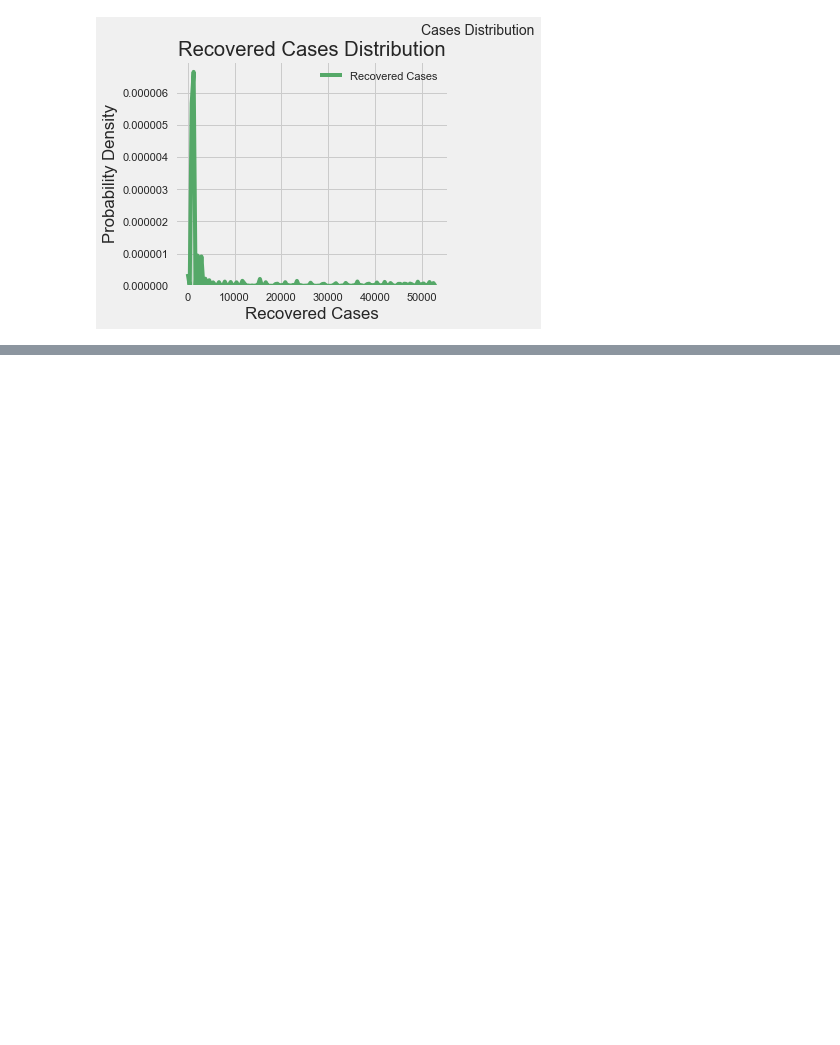
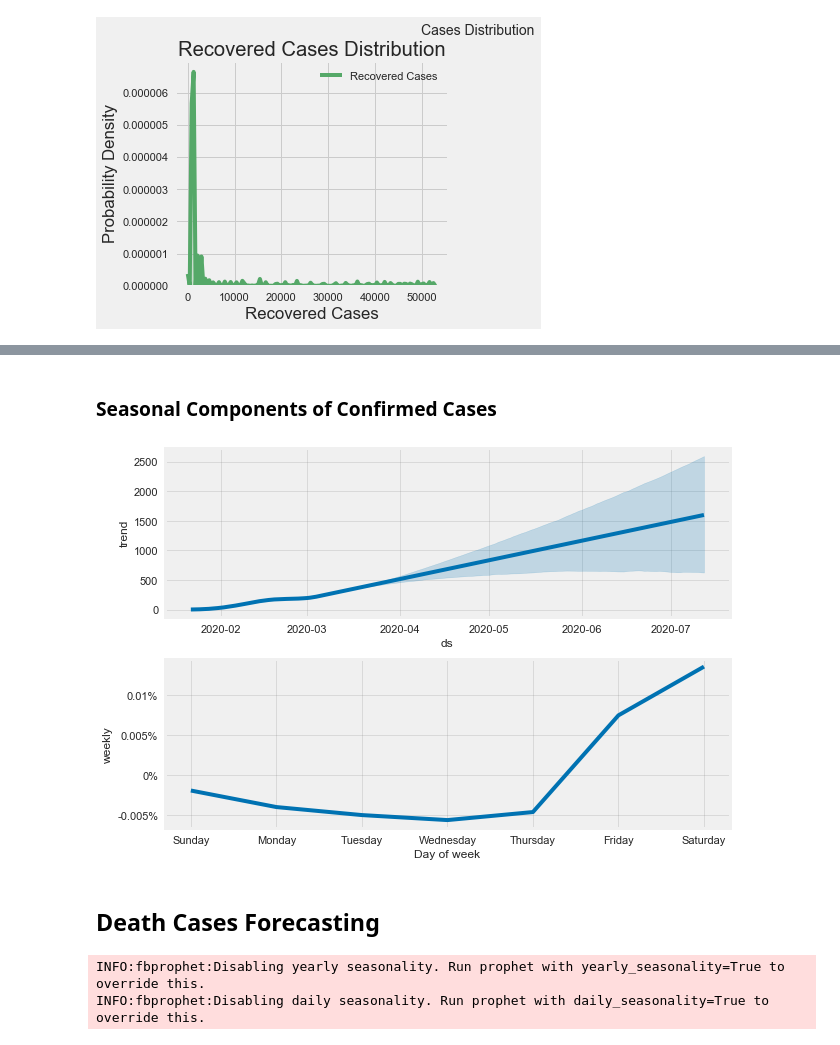
Before and after one commit to ankitaguhaoakland/Covid19, a Jupyter notebook: EDA.ipynb, the cells around one changed output, grey strips where cells are left out. Drawn from its saved outputs; the diff is of its cells as text; code cells hidden in the pictures; blank space fills up the shorter version.

```diff
--- a/EDA.ipynb
+++ b/EDA.ipynb
@@ -463,0 +533,34 @@ sns.kdeplot(covid19['Recovered Cases'], kernel='gau', bw=.00000000000005, ax=ax1
+# %% [markdown]
+### Seasonal Components of Confirmed Cases
+# %%
+## Plot Model Components
+fig = m.plot_components(forecast_covid19confirmedcases)
+# %% [output]
+[figure, added]
+# %% [markdown]
+## Death Cases Forecasting
+# %%
+#Prophet Models
+covid19.head()
+
+# Prophet Requires columns ds (Dates) and y (value)
+covid19deathcases = covid19.rename(columns={'Dates': 'ds', 'Death Cases': 'y'})
+
+# Let's Drop columns Death Cases & Recovered Cases for this dataframe
+covid19deathcases.drop(['Confirmed Cases', 'Recovered Cases'], axis=1, inplace=True)
+covid19deathcases.head()
+
+# Fitting Model
+# changepoint_prior_scale can help to achieve a better fit by reducing uncertainty, Prophet Documentation suggest the scale at 0.5
+m=Prophet(changepoint_prior_scale=0.25, seasonality_mode='multiplicative')
+m.fit(covid19deathcases)
+
+# Future dataframe with 1 year of data for each day
+future_covid19deathcases=m.make_future_dataframe(periods=120, freq='D')
+#Checking how the dataframe looks like
+#future_covid19confirmedcases.tail()
+# Make predictions
+forecast_covid19deathcases=m.predict(future_covid19deathcases)
+# %% [output]
+INFO:fbprophet:Disabling yearly seasonality. Run prophet with yearly_seasonality=True to override this.
+INFO:fbprophet:Disabling daily seasonality. Run prophet with daily_seasonality=True to override this.
```
Also changed, not shown: parts of 21 cells of this notebook.
